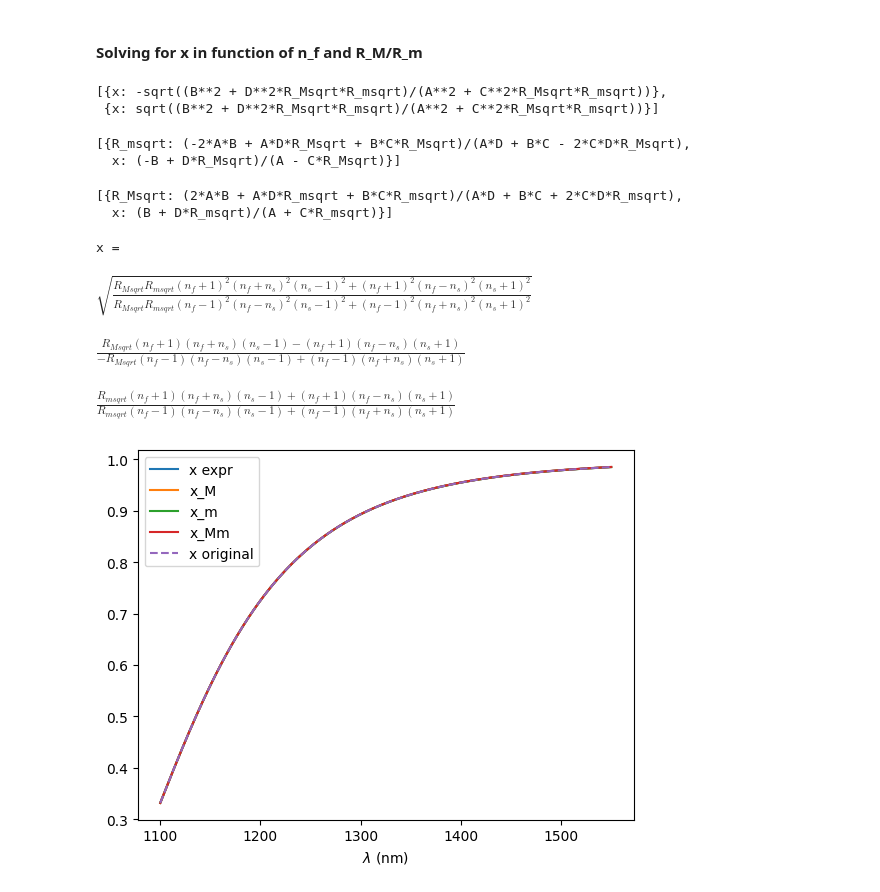
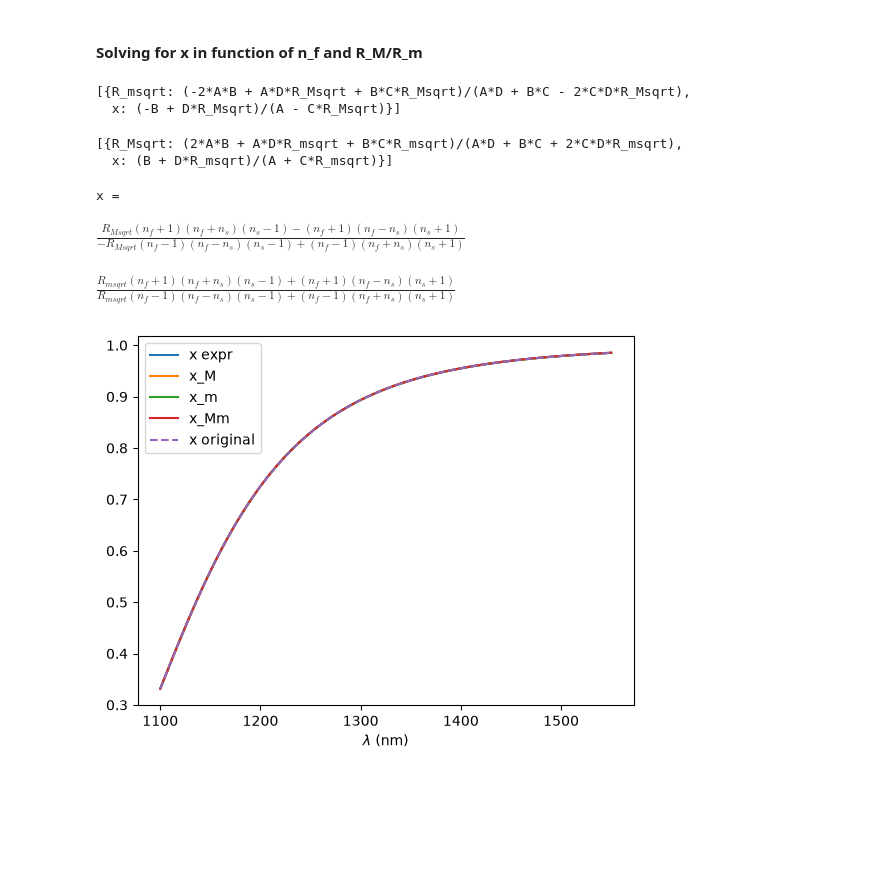
Before and after one commit to beatrizgsoares/refractive-index-public, a Jupyter notebook: theory.ipynb, the cells around one changed output. Saved outputs shown, nothing was run; the diff lists cells and outputs as text; code cells hidden in the pictures; blank space fills up the shorter version.

```diff
--- a/theory.ipynb
+++ b/theory.ipynb
@@ -251,10 +257,10 @@ res_R_OSA = R_FP.subs(n_o, 1) / R_s
 
 # res_R_aprox = res_R_OSA.subs(x, 1)
 res_R_aprox = res_R_OSA
-if np.mean(n_f_val) > np.mean(n_s_val):
+if n_f_smaller:
+    M_sign = 1
+else:
     M_sign = -1
-else:
-    M_sign = 1
 
 res_R_picos = res_R_aprox.subs(sp.cos(2*phi), M_sign)
 res_R_vales = res_R_aprox.subs(sp.cos(2*phi), -M_sign)
@@ -332,12 +338,16 @@ $\displaystyle \frac{\left(n_{s} + 1\right)^{2} \left(x \left(n_{f} - 1\right) \
 # %% [markdown]
 #### Solving for n_f in function of R_M and R_m
 # %%
-solution = sp.solve([(A*x+B)/(C*x+D)-R_Msqrt, (A*x-B)/(-C*x+D)-R_msqrt], x, R_msqrt, dict=True)
+x_sign = int((high_x-0.5)*2)
+
+solution = sp.solve([(A*x+B)/(C*x+D)-R_Msqrt, x_sign*(A*x-B)/(-C*x+D)-R_msqrt], x, R_msqrt, dict=True)
 display(solution)
 # %% [output]
 [{R_msqrt: (-2*A*B + A*D*R_Msqrt + B*C*R_Msqrt)/(A*D + B*C - 2*C*D*R_Msqrt),
   x: (-B + D*R_Msqrt)/(A - C*R_Msqrt)}]
 # %%
+M_sign = int((n_f_smaller-0.5)*2)
+
 expr = solution[0][R_msqrt]
 
 expr = expr.subs(A, (n_s+1)*(n_f+n_s)*(n_f-1))
@@ -380,16 +389,16 @@ plt.show()
 # %% [markdown]
 #### Solving for x in function of n_f and R_M/R_m
 # %%
-solution_Mm = sp.solve([(A**2*x**2-B**2)/(D**2-C**2*x**2)-R_Msqrt*R_msqrt], x, dict=True)
-solution_M = sp.solve([(A*x+B)/(C*x+D)-R_Msqrt, (A*x-B)/(-C*x+D)-R_msqrt], x, R_msqrt, dict=True)
-solution_m = sp.solve([(A*x+B)/(C*x+D)-R_Msqrt, (A*x-B)/(-C*x+D)-R_msqrt], x, R_Msqrt, dict=True)
+# solution_Mm = sp.solve([(A**2*x**2-B**2)/(D**2-C**2*x**2)-R_Msqrt*R_msqrt], x, dict=True)
+solution_M = sp.solve([(A*x+B)/(C*x+D)-R_Msqrt, x_sign*(A*x-B)/(-C*x+D)-R_msqrt], x, R_msqrt, dict=True)
+solution_m = sp.solve([(A*x+B)/(C*x+D)-R_Msqrt, x_sign*(A*x-B)/(-C*x+D)-R_msqrt], x, R_Msqrt, dict=True)
 
-display(solution_Mm)
+# display(solution_Mm)
 display(solution_M)
 display(solution_m)
 
 print('x =')
-exprs = [solution_Mm[1][x], solution_M[0][x], solution_m[0][x]]
+exprs = [solution_M[0][x], solution_m[0][x]] #solution_Mm[1][x],
 
 for i, expr_x in enumerate(exprs):
     expr_x = expr_x.subs(A, (n_s+1)*(n_f+n_s)*(n_f-1))
@@ -399,31 +408,28 @@ for i, expr_x in enumerate(exprs):
 
     display(expr_x)
 # %% [output]
-[{x: -sqrt((B**2 + D**2*R_Msqrt*R_msqrt)/(A**2 + C**2*R_Msqrt*R_msqrt))},
- {x: sqrt((B**2 + D**2*R_Msqrt*R_msqrt)/(A**2 + C**2*R_Msqrt*R_msqrt))}]
+[{R_msqrt: (-2*A*B + A*D*R_Msqrt + B*C*R_Msqrt)/(A*D + B*C - 2*C*D*R_Msqrt),
+  x: (-B + D*R_Msqrt)/(A - C*R_Msqrt)}]
-[{R_msqrt: (-2*A*B + A*D*R_Msqrt + B*C*R_Msqrt)/(A*D + B*C - 2*C*D*R_Msqrt),
-  x: (-B + D*R_Msqrt)/(A - C*R_Msqrt)}]
+[{R_Msqrt: (2*A*B + A*D*R_msqrt + B*C*R_msqrt)/(A*D + B*C + 2*C*D*R_msqrt),
+  x: (B + D*R_msqrt)/(A + C*R_msqrt)}]
-[{R_Msqrt: (2*A*B + A*D*R_msqrt + B*C*R_msqrt)/(A*D + B*C + 2*C*D*R_msqrt),
-  x: (B + D*R_msqrt)/(A + C*R_msqrt)}]
+x =
-x =
-$\displaystyle \sqrt{\frac{R_{Msqrt} R_{msqrt} \left(n_{f} + 1\right)^{2} \left(n_{f} + n_{s}\right)^{2} \left(n_{s} - 1\right)^{2} + \left(n_{f} + 1\right)^{2} \left(n_{f} - n_{s}\right)^{2} \left(n_{s} + 1\right)^{2}}{R_{Msqrt} R_{msqrt} \left(n_{f} - 1\right)^{2} \left(n_{f} - n_{s}\right)^{2} \left(n_{s} - 1\right)^{2} + \left(n_{f} - 1\right)^{2} \left(n_{f} + n_{s}\right)^{2} \left(n_{s} + 1\right)^{2}}}$
+$\displaystyle \frac{R_{Msqrt} \left(n_{f} + 1\right) \left(n_{f} + n_{s}\right) \left(n_{s} - 1\right) - \left(n_{f} + 1\right) \left(n_{f} - n_{s}\right) \left(n_{s} + 1\right)}{- R_{Msqrt} \left(n_{f} - 1\right) \left(n_{f} - n_{s}\right) \left(n_{s} - 1\right) + \left(n_{f} - 1\right) \left(n_{f} + n_{s}\right) \left(n_{s} + 1\right)}$
-$\displaystyle \frac{R_{Msqrt} \left(n_{f} + 1\right) \left(n_{f} + n_{s}\right) \left(n_{s} - 1\right) - \left(n_{f} + 1\right) \left(n_{f} - n_{s}\right) \left(n_{s} + 1\right)}{- R_{Msqrt} \left(n_{f} - 1\right) \left(n_{f} - n_{s}\right) \left(n_{s} - 1\right) + \left(n_{f} - 1\right) \left(n_{f} + n_{s}\right) \left(n_{s} + 1\right)}$
+$\displaystyle \frac{R_{msqrt} \left(n_{f} + 1\right) \left(n_{f} + n_{s}\right) \left(n_{s} - 1\right) + \left(n_{f} + 1\right) \left(n_{f} - n_{s}\right) \left(n_{s} + 1\right)}{R_{msqrt} \left(n_{f} - 1\right) \left(n_{f} - n_{s}\right) \left(n_{s} - 1\right) + \left(n_{f} - 1\right) \left(n_{f} + n_{s}\right) \left(n_{s} + 1\right)}$
-$\displaystyle \frac{R_{msqrt} \left(n_{f} + 1\right) \left(n_{f} + n_{s}\right) \left(n_{s} - 1\right) + \left(n_{f} + 1\right) \left(n_{f} - n_{s}\right) \left(n_{s} + 1\right)}{R_{msqrt} \left(n_{f} - 1\right) \left(n_{f} - n_{s}\right) \left(n_{s} - 1\right) + \left(n_{f} - 1\right) \left(n_{f} + n_{s}\right) \left(n_{s} + 1\right)}$
 # %%
 func_x = sp.lambdify([n_s, n_f, R_msqrt], expr_x)
 x_calc_expr = func_x(n_s_val, n_f_val, np.sqrt(lam_R_m_simp(n_s_val, n_f_val, x_val)))
-x_calc_M = calc_x_M(n_s_val, n_f_val, lam_R_M_simp(n_s_val, n_f_val, x_val), n_f_smaller = np.mean(n_f_val)<np.mean(n_s_val))
-x_calc_m = calc_x_m(n_s_val, n_f_val, lam_R_m_simp(n_s_val, n_f_val, x_val), n_f_smaller = np.mean(n_f_val)<np.mean(n_s_val))
+x_calc_M = calc_x_M(n_s_val, n_f_val, lam_R_M_simp(n_s_val, n_f_val, x_val))
+x_calc_m = calc_x_m(n_s_val, n_f_val, lam_R_m_simp(n_s_val, n_f_val, x_val), high_x)
 x_calc_Mm = calc_x_Mm(n_s_val, n_f_val, lam_R_M_simp(n_s_val, n_f_val, x_val), lam_R_m_simp(n_s_val, n_f_val, x_val))
 
 plt.plot()
 plt.plot(lamb_list, x_calc_expr, label = 'x expr')
 plt.plot(lamb_list, x_calc_M, label = 'x_M')
 plt.plot(lamb_list, x_calc_m, label = 'x_m')
 plt.plot(lamb_list, x_calc_Mm, label = 'x_Mm')
 plt.plot(lamb_list, x_val, '--', label = 'x original')
 plt.xlabel(r'$\lambda$ (nm)')
 plt.legend()
 plt.show()
 # %% [output]
-[figure, old version]
+[figure, new version]
```
Also changed, not shown: parts of 5 cells of this notebook, 2 other files.
